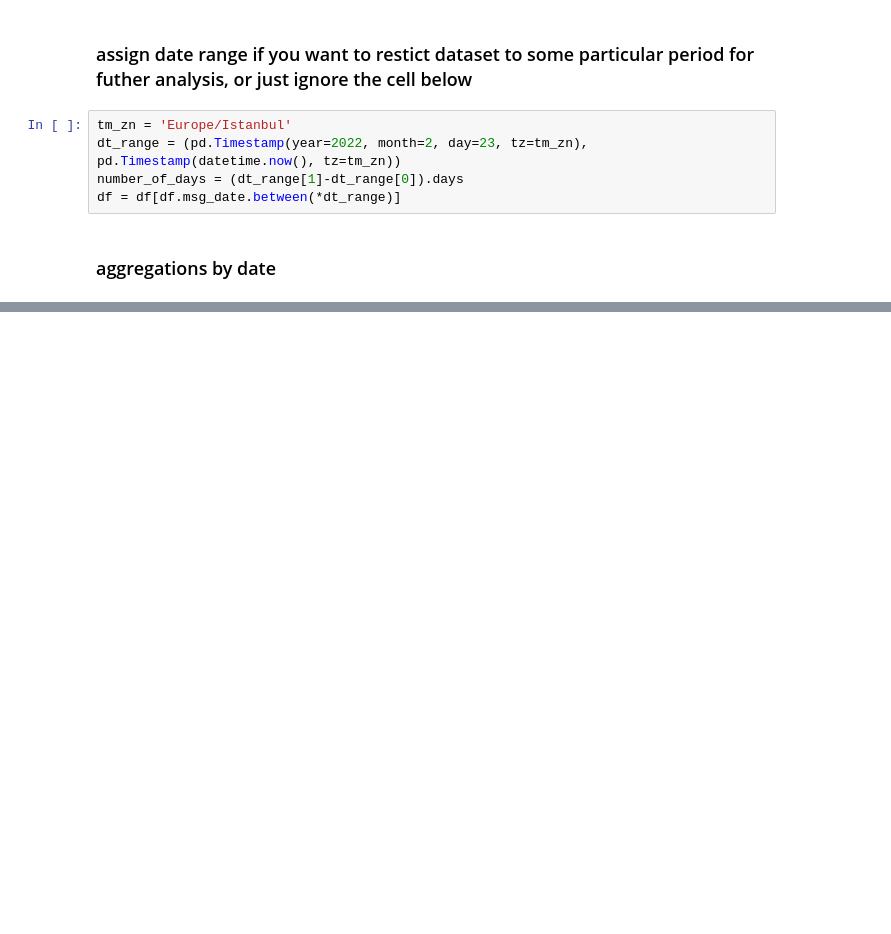
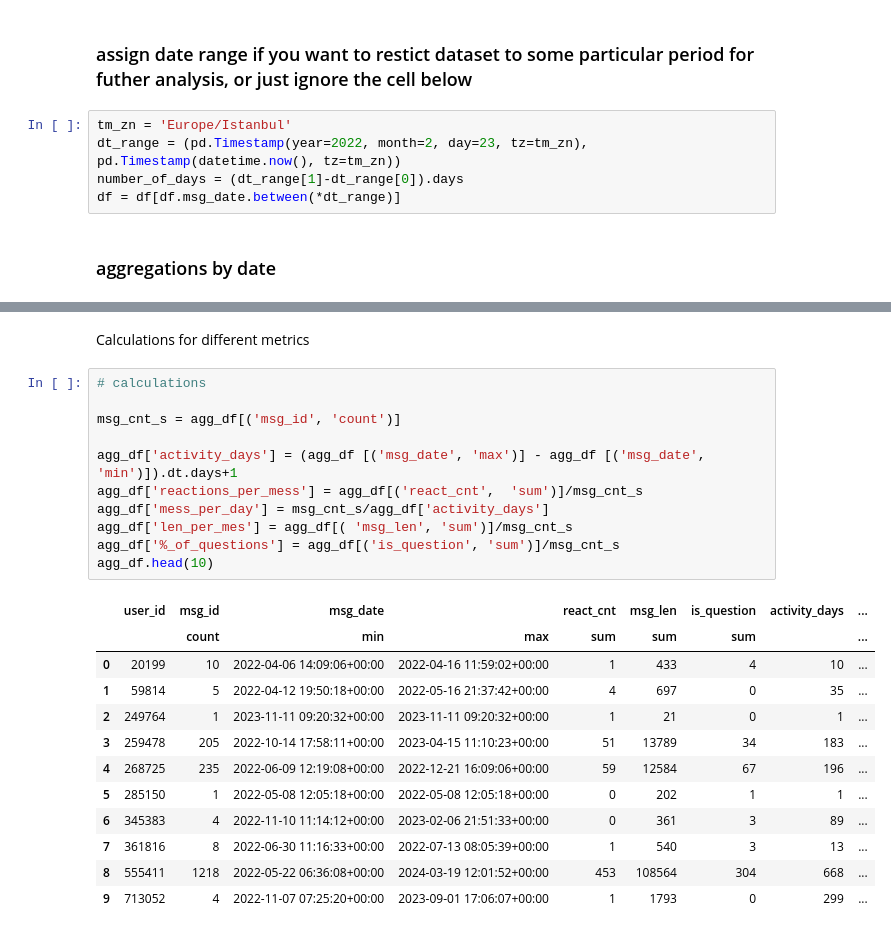
Before and after one commit to DmitriiK/telegram-automation, a Jupyter notebook: telega2pandas.ipynb, the cells around one changed output, grey strips where cells are left out. Drawn from its saved outputs; the diff is of its cells as text; blank space fills up the shorter version.

Commit message:
rank metricks

```diff
--- a/telega2pandas.ipynb
+++ b/telega2pandas.ipynb
@@ -67,0 +124,26 @@ plt.show()
+# %% [markdown]
+Calculations for different metrics
+# %%
+# calculations
+
+msg_cnt_s = agg_df[('msg_id', 'count')]
+
+agg_df['activity_days'] = (agg_df [('msg_date', 'max')] - agg_df [('msg_date', 'min')]).dt.days+1
+agg_df['reactions_per_mess'] = agg_df[('react_cnt',  'sum')]/msg_cnt_s
+agg_df['mess_per_day'] = msg_cnt_s/agg_df['activity_days']
+agg_df['len_per_mes'] = agg_df[( 'msg_len', 'sum')]/msg_cnt_s
+agg_df['%_of_questions'] = agg_df[('is_question', 'sum')]/msg_cnt_s
+agg_df.head(10)
+# %% [output]
+|  | user_id | msg_id | msg_date |  | react_cnt | msg_len | is_question | activity_days | ... |
+|  |  | count | min | max | sum | sum | sum |  | ... |
+| 0 | 20199 | 10 | 2022-04-06 14:09:06+00:00 | 2022-04-16 11:59:02+00:00 | 1 | 433 | 4 | 10 | ... |
+| 1 | 59814 | 5 | 2022-04-12 19:50:18+00:00 | 2022-05-16 21:37:42+00:00 | 4 | 697 | 0 | 35 | ... |
+| 2 | 249764 | 1 | 2023-11-11 09:20:32+00:00 | 2023-11-11 09:20:32+00:00 | 1 | 21 | 0 | 1 | ... |
+| 3 | 259478 | 205 | 2022-10-14 17:58:11+00:00 | 2023-04-15 11:10:23+00:00 | 51 | 13789 | 34 | 183 | ... |
+| 4 | 268725 | 235 | 2022-06-09 12:19:08+00:00 | 2022-12-21 16:09:06+00:00 | 59 | 12584 | 67 | 196 | ... |
+| 5 | 285150 | 1 | 2022-05-08 12:05:18+00:00 | 2022-05-08 12:05:18+00:00 | 0 | 202 | 1 | 1 | ... |
+| 6 | 345383 | 4 | 2022-11-10 11:14:12+00:00 | 2023-02-06 21:51:33+00:00 | 0 | 361 | 3 | 89 | ... |
+| 7 | 361816 | 8 | 2022-06-30 11:16:33+00:00 | 2022-07-13 08:05:39+00:00 | 1 | 540 | 3 | 13 | ... |
+| 8 | 555411 | 1218 | 2022-05-22 06:36:08+00:00 | 2024-03-19 12:01:52+00:00 | 453 | 108564 | 304 | 668 | ... |
+| 9 | 713052 | 4 | 2022-11-07 07:25:20+00:00 | 2023-09-01 17:06:07+00:00 | 1 | 1793 | 0 | 299 | ... |
```
Also changed, not shown: parts of 13 cells of this notebook.
